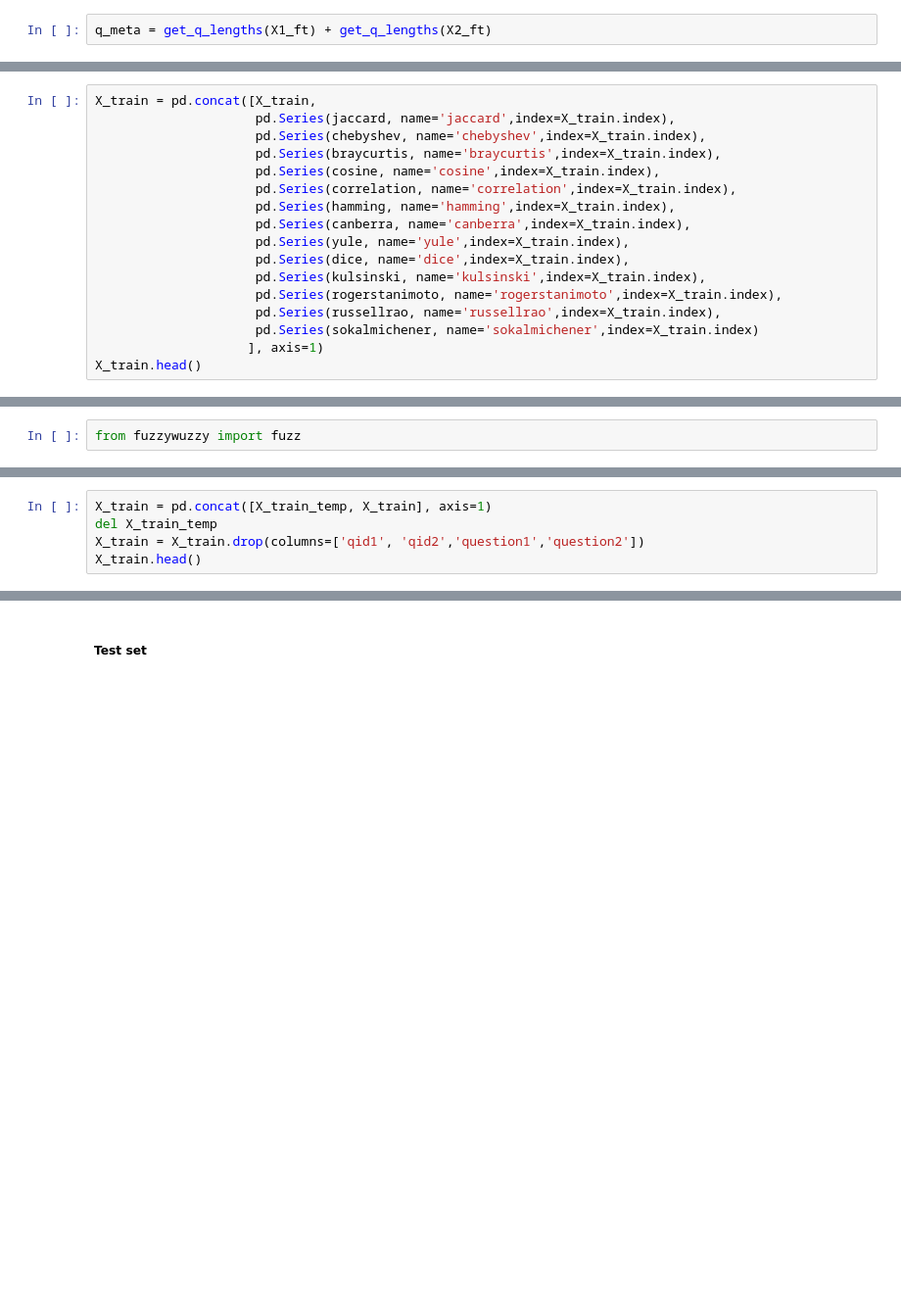
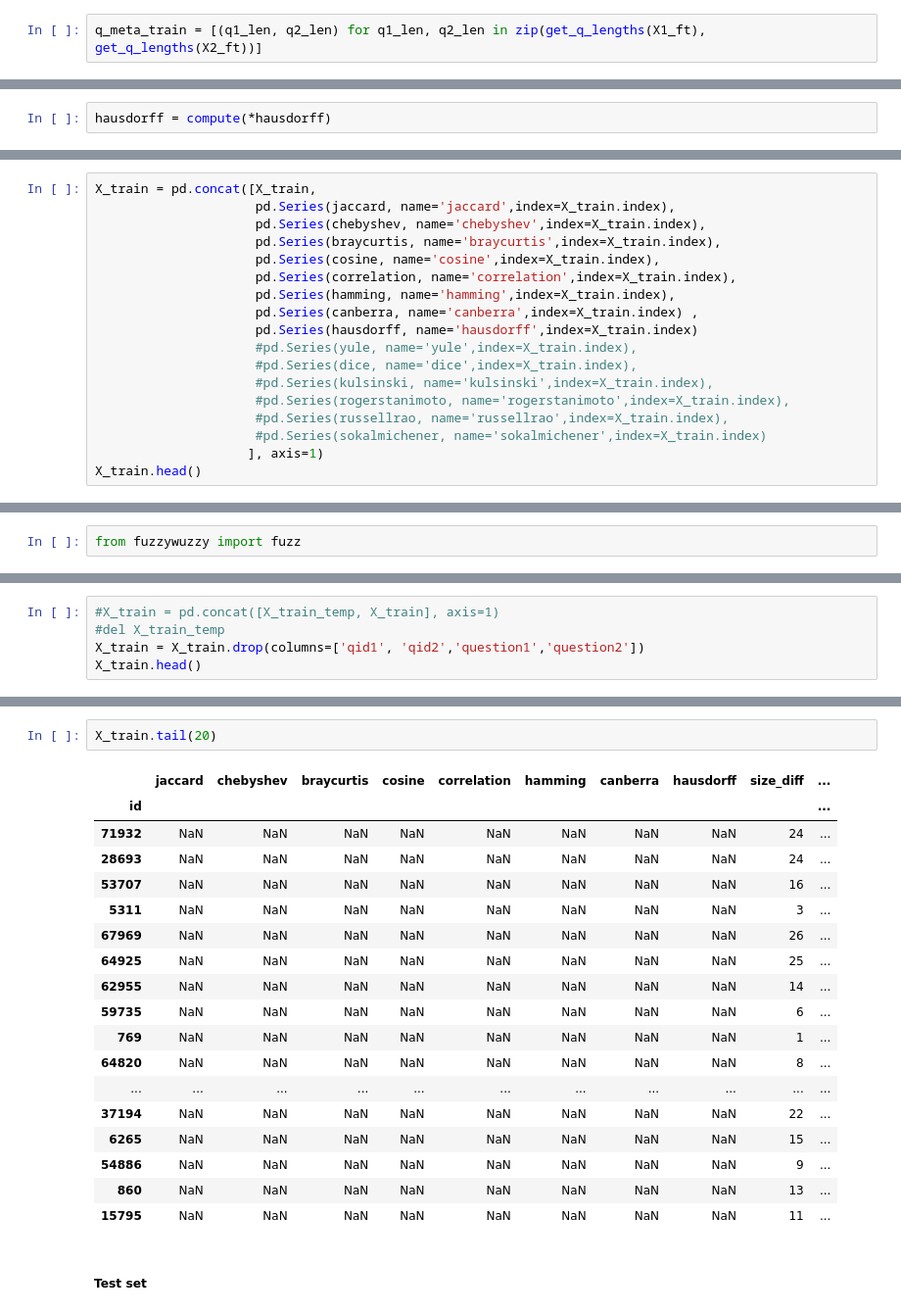
Before and after one commit to sirisurab/dupquest, a Jupyter notebook: src/EDA.ipynb, the cells around one changed output, grey strips where cells are left out. Shown at 98% size. Drawn from its saved outputs; the diff is of its cells as text; blank space fills up the shorter version.

```diff
--- a/src/EDA.ipynb
+++ b/src/EDA.ipynb
@@ -192,4 +164,4 @@ def split_arrays(X):
     for y in (x for x in X if x.size>0):
         yield np.vsplit(y,len(y))[0]
 # %%
-q_meta = get_q_lengths(X1_ft) + get_q_lengths(X2_ft)
+q_meta_train = [(q1_len, q2_len) for q1_len, q2_len in zip(get_q_lengths(X1_ft), get_q_lengths(X2_ft))]
@@ -339,4 +397,6 @@ correlation = compute(*correlation)
 hamming = compute(*hamming)
 # %%
 canberra = compute(*canberra)
+# %%
+hausdorff = compute(*hausdorff)
 # %%
@@ -373,13 +433,14 @@ X_train = pd.concat([X_train,
                      pd.Series(cosine, name='cosine',index=X_train.index),
                      pd.Series(correlation, name='correlation',index=X_train.index),
                      pd.Series(hamming, name='hamming',index=X_train.index),
-                     pd.Series(canberra, name='canberra',index=X_train.index),
-                     pd.Series(yule, name='yule',index=X_train.index),
-                     pd.Series(dice, name='dice',index=X_train.index),
-                     pd.Series(kulsinski, name='kulsinski',index=X_train.index),
-                     pd.Series(rogerstanimoto, name='rogerstanimoto',index=X_train.index),
-                     pd.Series(russellrao, name='russellrao',index=X_train.index),
-                     pd.Series(sokalmichener, name='sokalmichener',index=X_train.index)
+                     pd.Series(canberra, name='canberra',index=X_train.index) ,
+                     pd.Series(hausdorff, name='hausdorff',index=X_train.index)
+                     #pd.Series(yule, name='yule',index=X_train.index),
+                     #pd.Series(dice, name='dice',index=X_train.index),
+                     #pd.Series(kulsinski, name='kulsinski',index=X_train.index),
+                     #pd.Series(rogerstanimoto, name='rogerstanimoto',index=X_train.index),
+                     #pd.Series(russellrao, name='russellrao',index=X_train.index),
+                     #pd.Series(sokalmichener, name='sokalmichener',index=X_train.index)
                     ], axis=1)
 X_train.head()
 # %% [output]
@@ -681,5 +767,5 @@ X_train_temp.head()
 # %%
-X_train = pd.concat([X_train_temp, X_train], axis=1)
-del X_train_temp
+#X_train = pd.concat([X_train_temp, X_train], axis=1)
+#del X_train_temp
 X_train = X_train.drop(columns=['qid1', 'qid2','question1','question2'])
 X_train.head()
@@ -688,3 +801,24 @@ X_train.info()
+# %%
+X_train.tail(20)
+# %% [output]
+|  | jaccard | chebyshev | braycurtis | cosine | correlation | hamming | canberra | hausdorff | size_diff | ... |
+| id |  |  |  |  |  |  |  |  |  | ... |
+| 71932 | NaN | NaN | NaN | NaN | NaN | NaN | NaN | NaN | 24 | ... |
+| 28693 | NaN | NaN | NaN | NaN | NaN | NaN | NaN | NaN | 24 | ... |
+| 53707 | NaN | NaN | NaN | NaN | NaN | NaN | NaN | NaN | 16 | ... |
+| 5311 | NaN | NaN | NaN | NaN | NaN | NaN | NaN | NaN | 3 | ... |
+| 67969 | NaN | NaN | NaN | NaN | NaN | NaN | NaN | NaN | 26 | ... |
+| 64925 | NaN | NaN | NaN | NaN | NaN | NaN | NaN | NaN | 25 | ... |
+| 62955 | NaN | NaN | NaN | NaN | NaN | NaN | NaN | NaN | 14 | ... |
+| 59735 | NaN | NaN | NaN | NaN | NaN | NaN | NaN | NaN | 6 | ... |
+| 769 | NaN | NaN | NaN | NaN | NaN | NaN | NaN | NaN | 1 | ... |
+| 64820 | NaN | NaN | NaN | NaN | NaN | NaN | NaN | NaN | 8 | ... |
+| ... | ... | ... | ... | ... | ... | ... | ... | ... | ... | ... |
+| 37194 | NaN | NaN | NaN | NaN | NaN | NaN | NaN | NaN | 22 | ... |
+| 6265 | NaN | NaN | NaN | NaN | NaN | NaN | NaN | NaN | 15 | ... |
+| 54886 | NaN | NaN | NaN | NaN | NaN | NaN | NaN | NaN | 9 | ... |
+| 860 | NaN | NaN | NaN | NaN | NaN | NaN | NaN | NaN | 13 | ... |
+| 15795 | NaN | NaN | NaN | NaN | NaN | NaN | NaN | NaN | 11 | ... |
 # %% [markdown]
 ##### Test set
 # %%
```
Also changed, not shown: parts of 56 cells of this notebook.
